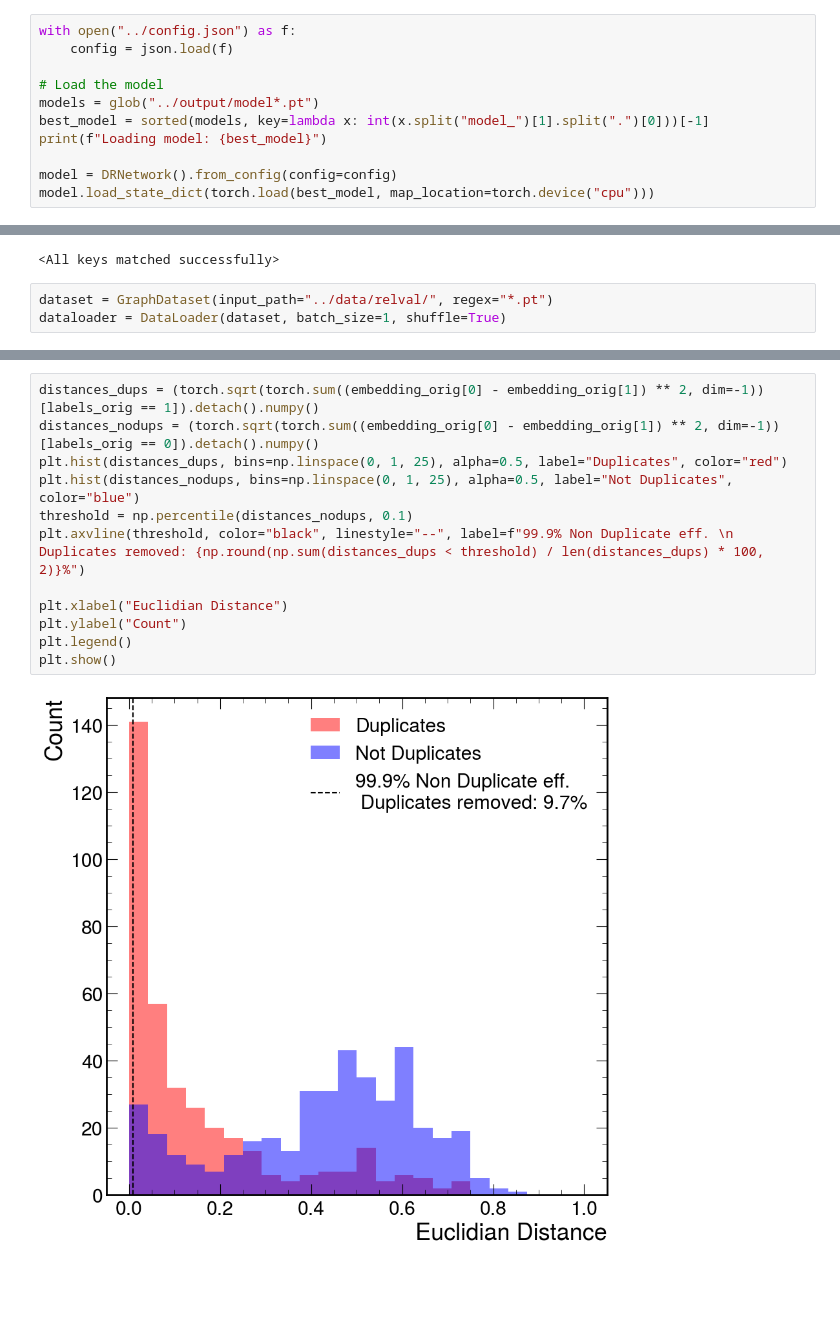
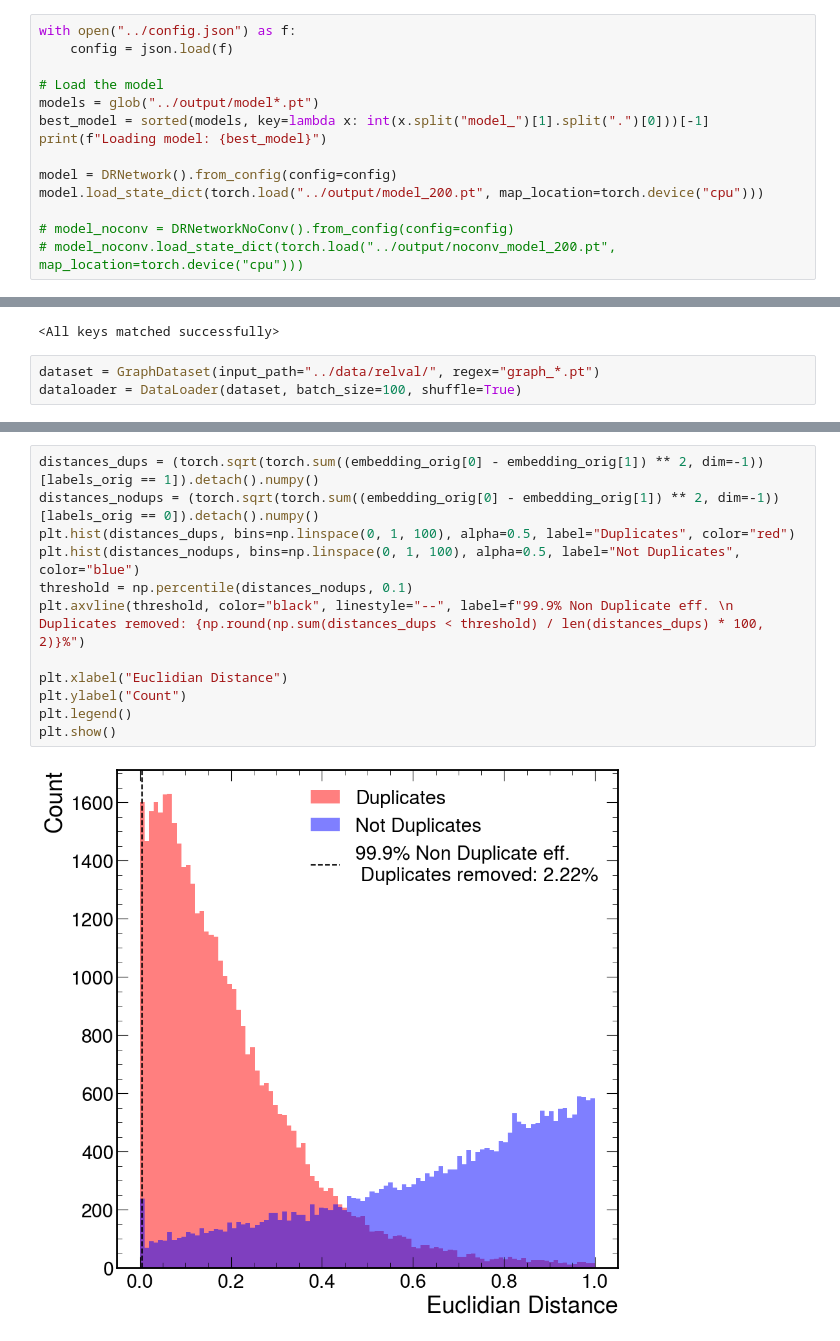
Before and after one commit to aashayarora/lst-dup-removal, a Jupyter notebook: validation/validation.ipynb, the cells around one changed output, grey strips where cells are left out. Saved outputs shown, nothing was run; the diff lists cells and outputs as text; blank space fills up the shorter version.

```diff
--- a/validation/validation.ipynb
+++ b/validation/validation.ipynb
@@ -29,10 +29,13 @@ best_model = sorted(models, key=lambda x: int(x.split("model_")[1].split(".")[0]
 print(f"Loading model: {best_model}")
 
 model = DRNetwork().from_config(config=config)
-model.load_state_dict(torch.load(best_model, map_location=torch.device("cpu")))
+model.load_state_dict(torch.load("../output/model_200.pt", map_location=torch.device("cpu")))
+
+# model_noconv = DRNetworkNoConv().from_config(config=config)
+# model_noconv.load_state_dict(torch.load("../output/noconv_model_200.pt", map_location=torch.device("cpu")))
 # %% [output]
 Loading model: ../output/model_200.pt
 <All keys matched successfully>
 # %%
-dataset = GraphDataset(input_path="../data/relval/", regex="*.pt")
-dataloader = DataLoader(dataset, batch_size=1, shuffle=True)
+dataset = GraphDataset(input_path="../data/relval/", regex="graph_*.pt")
+dataloader = DataLoader(dataset, batch_size=100, shuffle=True)
@@ -154,17 +194,17 @@ ax.legend()
 # %%
 distances_dups = (torch.sqrt(torch.sum((embedding_orig[0] - embedding_orig[1]) ** 2, dim=-1))[labels_orig == 1]).detach().numpy()
 distances_nodups = (torch.sqrt(torch.sum((embedding_orig[0] - embedding_orig[1]) ** 2, dim=-1))[labels_orig == 0]).detach().numpy()
-plt.hist(distances_dups, bins=np.linspace(0, 1, 25), alpha=0.5, label="Duplicates", color="red")
-plt.hist(distances_nodups, bins=np.linspace(0, 1, 25), alpha=0.5, label="Not Duplicates", color="blue")
+plt.hist(distances_dups, bins=np.linspace(0, 1, 100), alpha=0.5, label="Duplicates", color="red")
+plt.hist(distances_nodups, bins=np.linspace(0, 1, 100), alpha=0.5, label="Not Duplicates", color="blue")
 threshold = np.percentile(distances_nodups, 0.1)
 plt.axvline(threshold, color="black", linestyle="--", label=f"99.9% Non Duplicate eff. \n Duplicates removed: {np.round(np.sum(distances_dups < threshold) / len(distances_dups) * 100, 2)}%")
 
 plt.xlabel("Euclidian Distance")
 plt.ylabel("Count")
 plt.legend()
 plt.show()
 # %% [output]
-[figure, old version]
+[figure, new version]
 # %%
 fig, ax = plt.subplots(1, 2, figsize=(20, 10))
 
```
Also changed, not shown: parts of 7 cells of this notebook, 5 other files.
